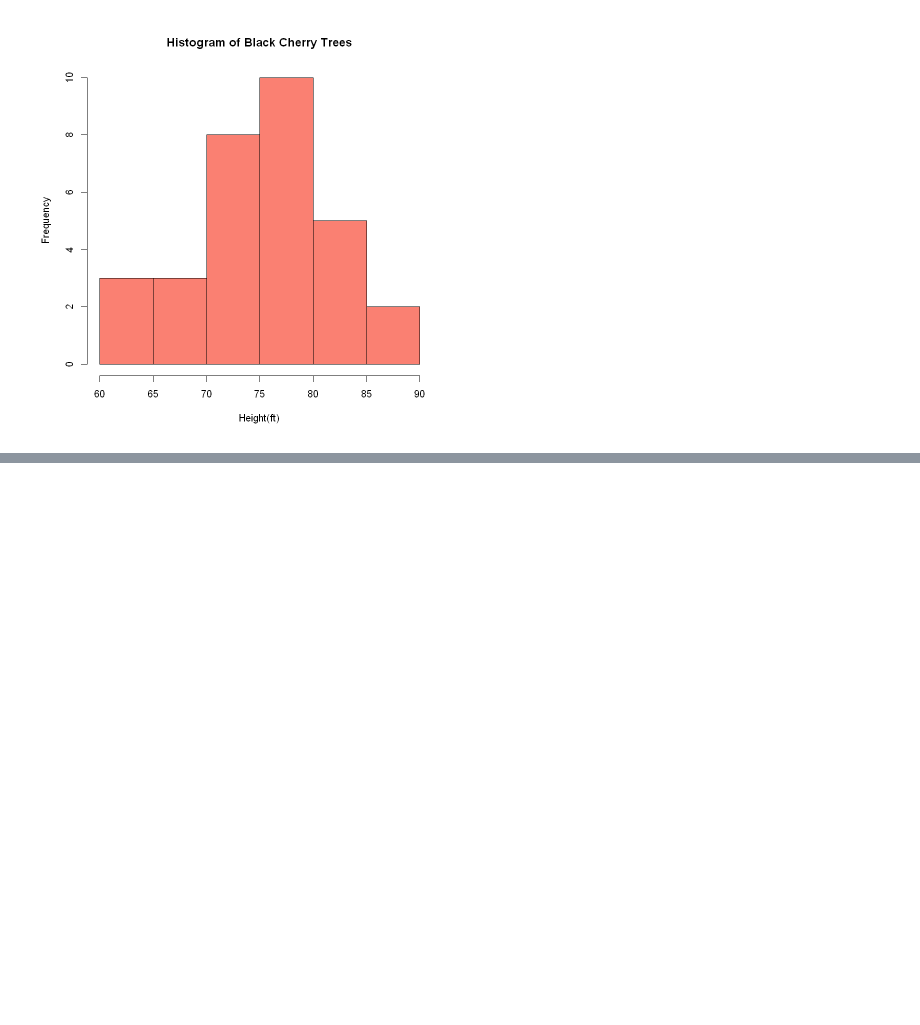
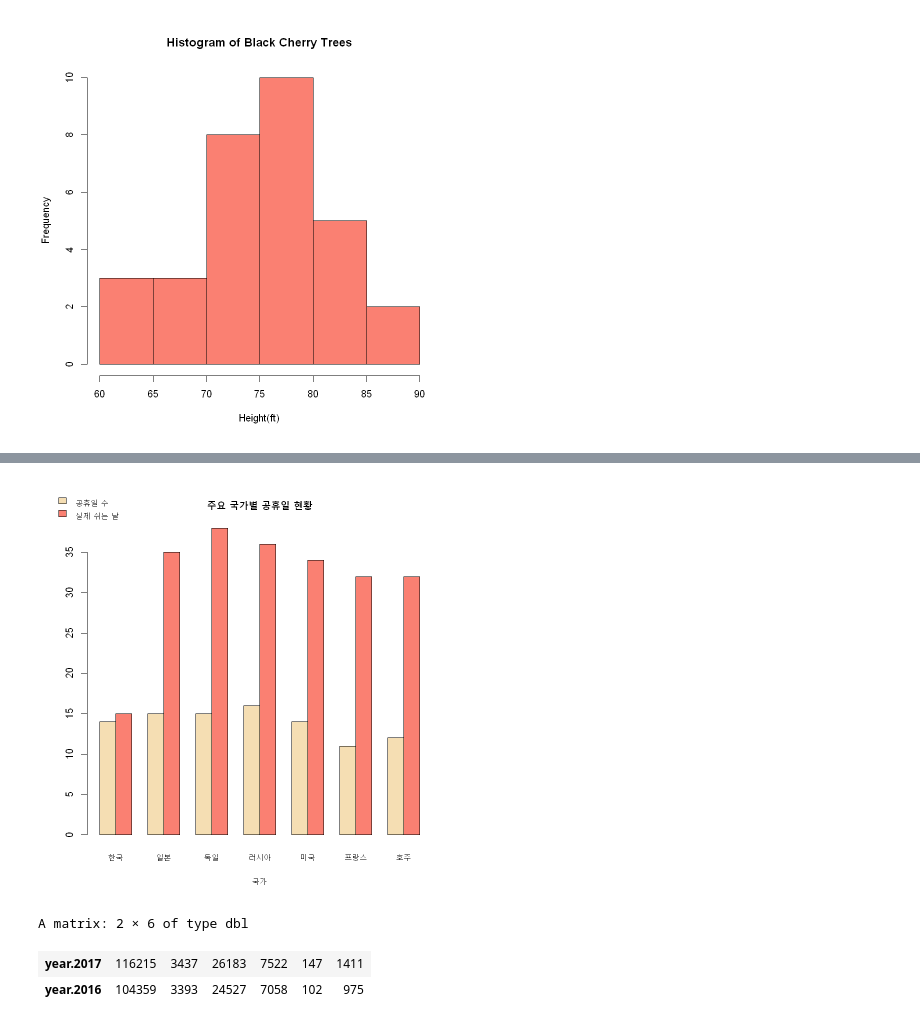
Before and after one commit to layla-focalors/r_learning_mx, a Jupyter notebook: Caffee/Malcha Coffee.ipynb, the cells around one changed output, grey strips where cells are left out. Drawn from its saved outputs; the diff is of its cells as text; code cells hidden in the pictures; blank space fills up the shorter version.

```diff
--- a/Caffee/Malcha Coffee.ipynb
+++ b/Caffee/Malcha Coffee.ipynb
@@ -1097,0 +1190,15 @@ hist(ds, main='Histogram of Black Cherry Trees',
+# %%
+holyday = c(14, 15, 15, 16, 14, 11, 12)
+holyday.actual = c(15, 35, 38, 36, 34, 32, 32)
+ds = rbind(holyday, holyday.actual)
+colnames(ds) = c('한국','일본','독일','러시아','미국','프랑스','호주')
+# %%
+barplot(ds,
+       beside = T,
+       main = '주요 국가별 공휴일 현황',
+       legend.text = c('공휴일 수','실제 쉬는 날'),
+       args.legend = list(x = 'topleft', bty='n', inset=c(-0.11, -0.13)),
+       xlab = '국가',
+       col = c('wheat','salmon'))
+# %% [output]
+[figure, added]
@@ -1097,0 +1209,6 @@ hist(ds, main='Histogram of Black Cherry Trees',
+# %%
+total
+# %% [output]
+A matrix: 2 × 6 of type dbl
+| year.2017 | 116215 | 3437 | 26183 | 7522 | 147 | 1411 |
+| year.2016 | 104359 | 3393 | 24527 | 7058 | 102 | 975 |
```
Also changed, not shown: parts of 65 cells of this notebook.
